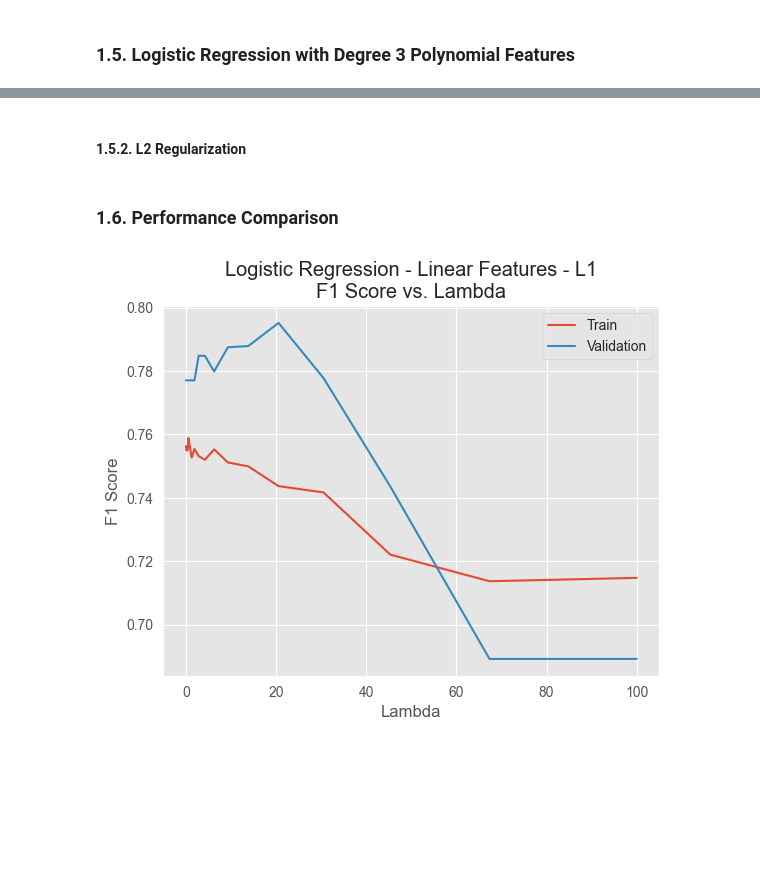
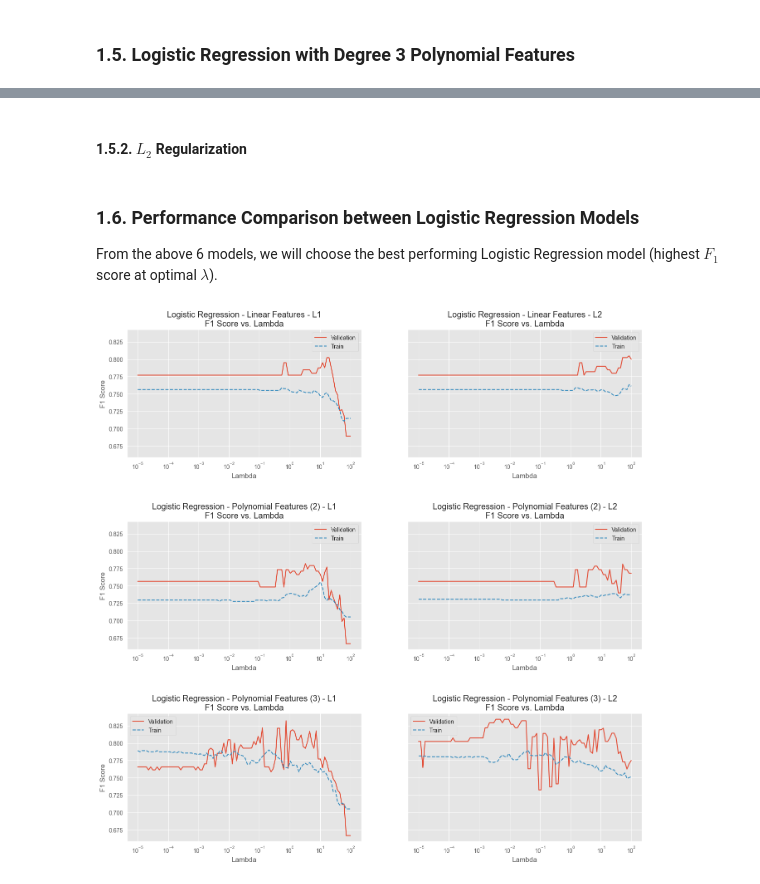
Before and after one commit to miketvo/rmit2023a-cosc2753-assignment1, a Jupyter notebook: notebooks/Step4.ModelDevelopment.ipynb, the cells around one changed output, grey strips where cells are left out. Saved outputs shown, nothing was run; the diff lists cells and outputs as text; code cells hidden in the pictures; blank space fills up the shorter version.

Commit message:
Visualized models performance

```diff
--- a/notebooks/Step4.ModelDevelopment.ipynb
+++ b/notebooks/Step4.ModelDevelopment.ipynb
@@ -135,7 +135,7 @@ val_y shape: (157, 1)
 # %% [markdown]
 ### 1.2. Hyperparameters
 # %%
-lambda_paras = np.logspace(-15, 2, num=100)
+lambda_paras = np.logspace(-5, 2, num=100)
 
 print(header(77, 'HYPER PARAMETERS GRID'))
 i = 0
@@ -354,7 +354,7 @@ for lamda_para in lambda_paras:
         'estimator': best_clf
     })
 # %% [markdown]
-#### 1.5.2. L2 Regularization
+#### 1.5.2. $L_2$ Regularization
 # %%
 clfs["clf_logistic3_l2"] = list()
 
@@ -386,23 +386,49 @@ for lamda_para in lambda_paras:
         'val_f1': f1_score(val_y, best_clf.predict(val_X_poly3)),
         'estimator': best_clf
     })
-# %% [markdown]
-### 1.6. Performance Comparison
+# %% [markdown]
+### 1.6. Performance Comparison between Logistic Regression Models
+
+From the above 6 models, we will choose the best performing Logistic Regression model (highest $F_1$ score at optimal $\lambda$).
 # %%
-# Extract the F1 scores and lambda values from clfs
-lambdas = [clf["lambda"] for clf in clfs["clf_logistic1_l1"]]
-train_f1 = [clf["train_f1"] for clf in clfs["clf_logistic1_l1"]]
-val_f1 = [clf["val_f1"] for clf in clfs["clf_logistic1_l1"]]
+evaluated_models = [
+    "clf_logistic1_l1", "clf_logistic1_l2",
+    "clf_logistic2_l1", "clf_logistic2_l2",
+    "clf_logistic3_l1", "clf_logistic3_l2"
+]
 
-# Create a dataframe for plotting
-df = pd.DataFrame({"lambda": lambdas, "train_f1": train_f1, "val_f1": val_f1})
+evaluated_model_names = [
+    "Logistic Regression - Linear Features - L1", "Logistic Regression - Linear Features - L2",
+    "Logistic Regression - Polynomial Features (2) - L1", "Logistic Regression - Polynomial Features (2) - L2",
+    "Logistic Regression - Polynomial Features (3) - L1", "Logistic Regression - Polynomial Features (3) - L2"
+]
 
-# Plot the F1 scores over different values of lambda
-sns.lineplot(x="lambda", y="train_f1", data=df, label="Train")
-sns.lineplot(x="lambda", y="val_f1", data=df, label="Validation")
-plt.xlabel("Lambda")
-plt.ylabel("F1 Score")
-plt.title("Logistic Regression - Linear Features - L1\nF1 Score vs. Lambda")
+
+fig, axes = plt.subplots(nrows=3, ncols=2, figsize=(16, 16), sharey="all", gridspec_kw={'hspace': 0.5})
+axes = axes.ravel()
+
+i = 0
+for axis in axes:
+    # Extract the F1 scores and lambda values from clfs
+    lambdas = [clf["lambda"] for clf in clfs[evaluated_models[i]]]
+    train_f1 = [clf["train_f1"] for clf in clfs[evaluated_models[i]]]
+    val_f1 = [clf["val_f1"] for clf in clfs[evaluated_models[i]]]
+
+    # Create a dataframe for plotting
+    df = pd.DataFrame({"lambda": lambdas, "train_f1": train_f1, "val_f1": val_f1})
+
+    # Plot the F1 scores over different values of lambda
+    sns.lineplot(x="lambda", y="val_f1", data=df, label="Validation", ax=axis)
+    sns.lineplot(x="lambda", y="train_f1", data=df, label="Train", ax=axis, linestyle="--")
+    axis.set_xlabel("Lambda")
+    axis.set_ylabel("F1 Score")
+    axis.set_title(f"{evaluated_model_names[i]}\nF1 Score vs. Lambda")
+    axis.set_xscale("log")
+
+    i = i + 1
+
+
 plt.show()
+fig.savefig("../images/TrainingResults_LogisticRegression.png")
 # %% [output]
-[figure, old version]
+[figure, new version]
```
Also changed, not shown: parts of 9 cells of this notebook, 1 other file.
